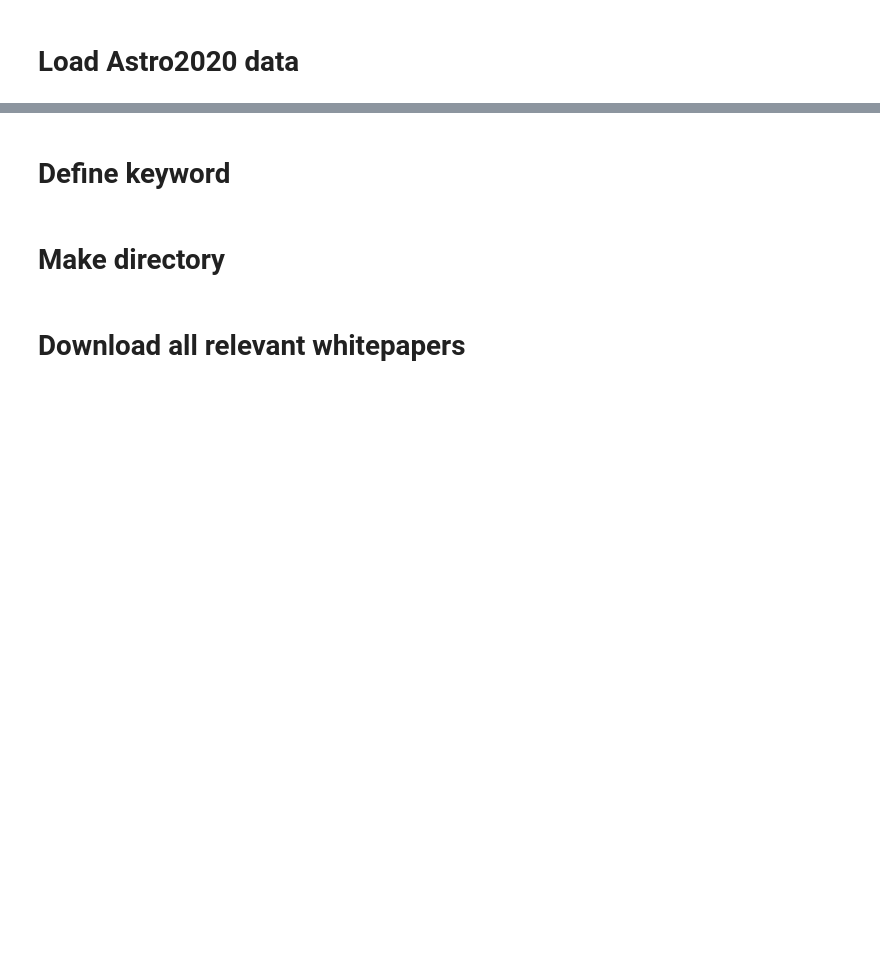
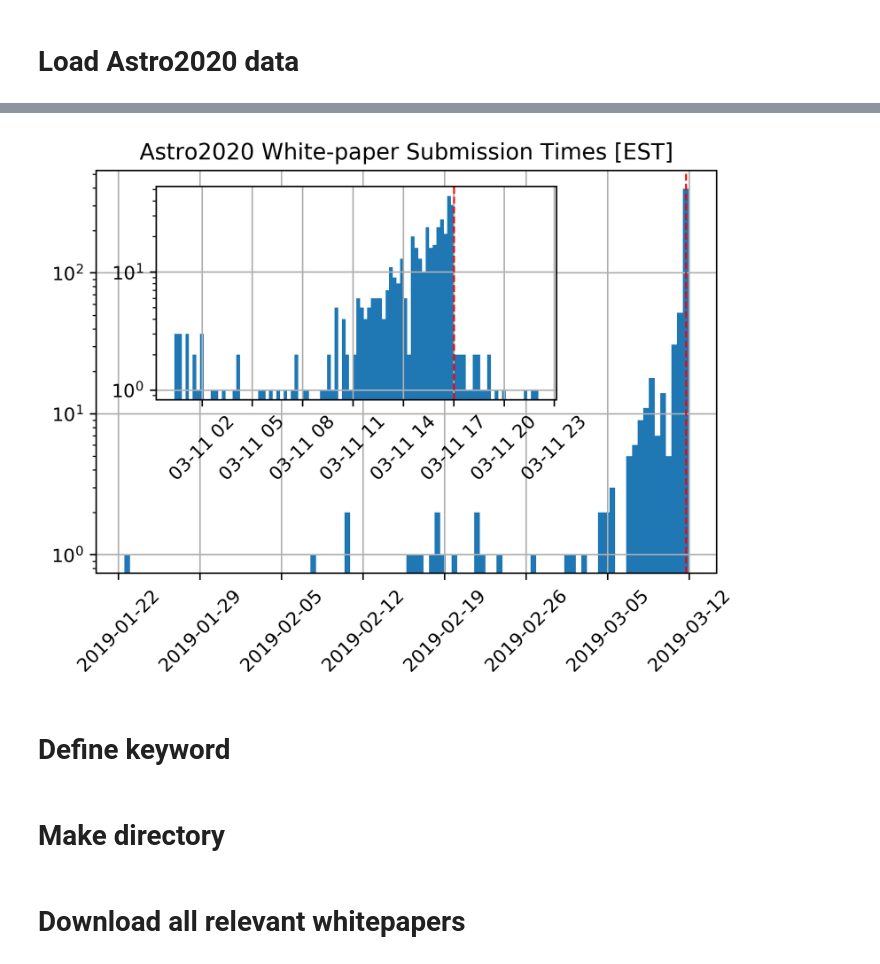
Before and after one commit to LBJ-Wade/astro2020-code, a Jupyter notebook: astro2020.ipynb, the cells around one changed output, grey strips where cells are left out. Drawn from its saved outputs; the diff is of its cells as text; code cells hidden in the pictures; blank space fills up the shorter version.

```diff
--- a/astro2020.ipynb
+++ b/astro2020.ipynb
@@ -22,3 +33,21 @@ data = pd.read_csv('./20190313154248-SurveyExport.csv')
+# %%
+fig, ax = plt.subplots()
+
+ax = data['Date Submitted'].hist(bins=100, xrot=45)
+ax.set_yscale('log')
+ax.axvline(pd.to_datetime('2019-03-11 17:00:00'), color='r', linestyle='--', lw=1)
+
+# These are in unitless percentages of the figure size. (0,0 is bottom left)
+left, bottom, width, height = [0.2, 0.45, 0.5, 0.4]
+ax2 = fig.add_axes([left, bottom, width, height])
+ax2 = column.hist(bins=100, xrot=45)
+ax2.set_yscale('log')
+ax2.axvline(pd.to_datetime('2019-03-11 17:00:00'), color='r', linestyle='--', lw=1)
+
+ax.set_title('Astro2020 White-paper Submission Times [EST]')
+plt.savefig('astro2020_submit_times.pdf',bbox_inches='tight',dpi=400)
+# %% [output]
+[figure, added]
 # %% [markdown]
 # Define keyword
 # %%
```
Also changed, not shown: parts of 3 cells of this notebook.
